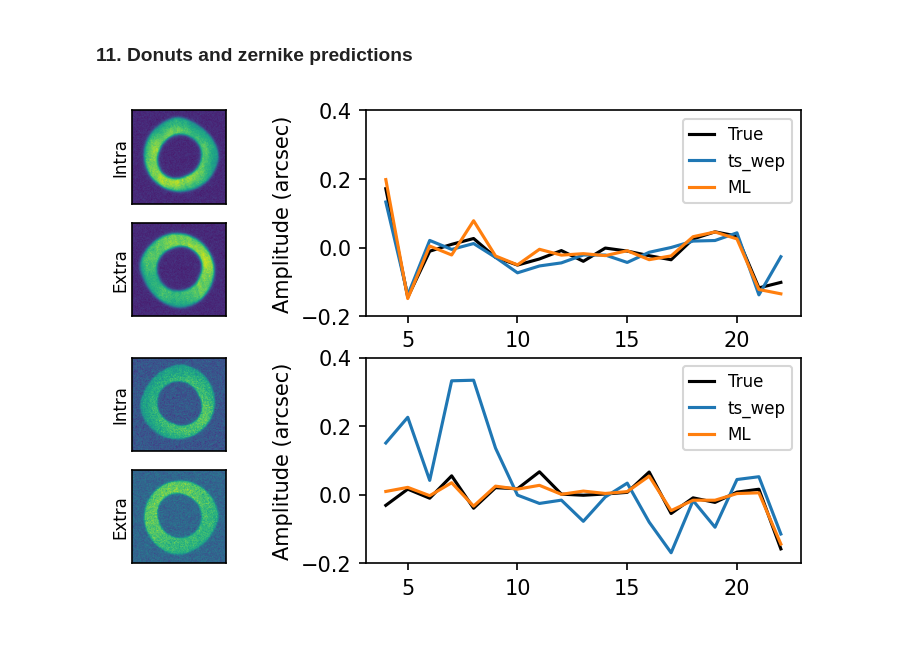
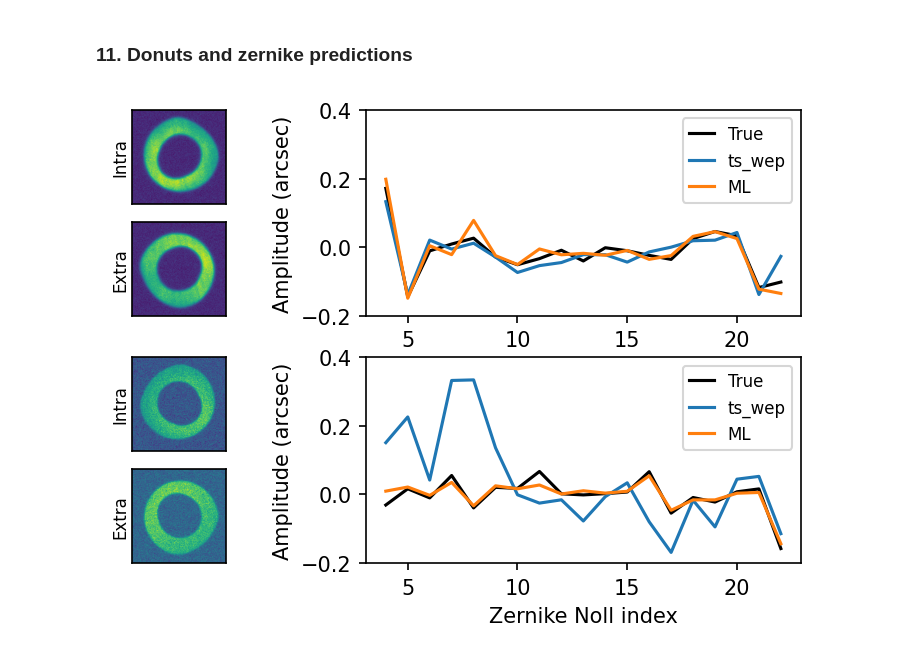
Before and after one commit to jfcrenshaw/donut-sims, a Jupyter notebook: notebooks/ml_vs_tswep_metrics.ipynb, the cells around one changed output. Drawn from its saved outputs; the diff is of its cells as text; code cells hidden in the pictures.

Commit message:
Added axis label to donut, zernike plot.

```diff
--- a/notebooks/ml_vs_tswep_metrics.ipynb
+++ b/notebooks/ml_vs_tswep_metrics.ipynb
@@ -537,33 +537,33 @@ idx = np.where(no_blends & no_vignette & both_good)[0]
 plot(ax1, ax2, ax3, idx[7])
 
 
 # now the bottom grid
 gs2 = gridspec.GridSpecFromSubplotSpec(*grid_shape, subplot_spec=gs_parent[1])
 ax4 = fig.add_subplot(gs2[0, 0])
 ax5 = fig.add_subplot(gs2[1, 0])
 ax6 = fig.add_subplot(gs2[:, 1:])
 
 # plot the images and zernikes on the bottom grid
 idx = np.where(no_blends & no_vignette & only_ml_good)[0]
 plot(ax4, ax5, ax6, idx[4])
 
 # move the zernike plots to the right
 pos = ax3.get_position()
 pnts = pos.get_points()
 pnts[0, 0] += 0.09
 pos.set_points(pnts)
 ax3.set_position(pos)
 
 pos = ax6.get_position()
 pnts = pos.get_points()
 pnts[0, 0] += 0.09
 pos.set_points(pnts)
 ax6.set_position(pos)
 
-# set the same y limits on each
+# set the same y limits on each, and the x axis label
 ax3.set(ylim=(-0.2, 0.4))
-ax6.set(ylim=(-0.2, 0.4))
+ax6.set(ylim=(-0.2, 0.4), xlabel="Zernike Noll index")
 
 fig.savefig("../figures/donuts_and_zernikes.png", dpi=600)
 # %% [output]
-[figure, old version]
+[figure, new version]
```
